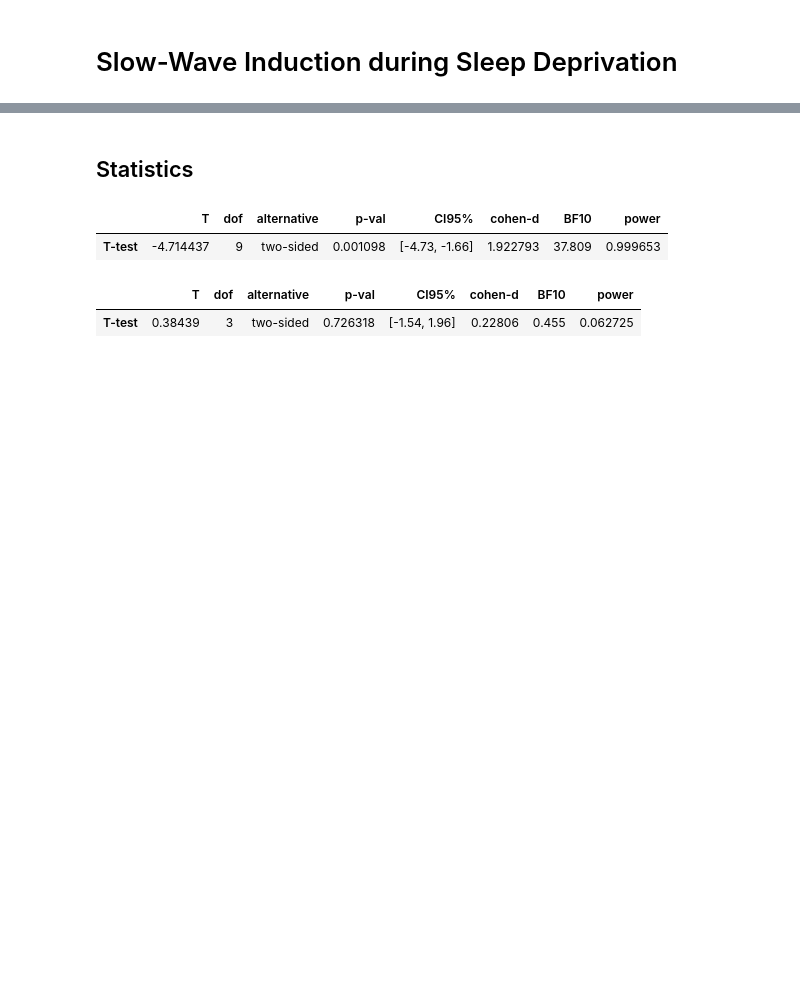
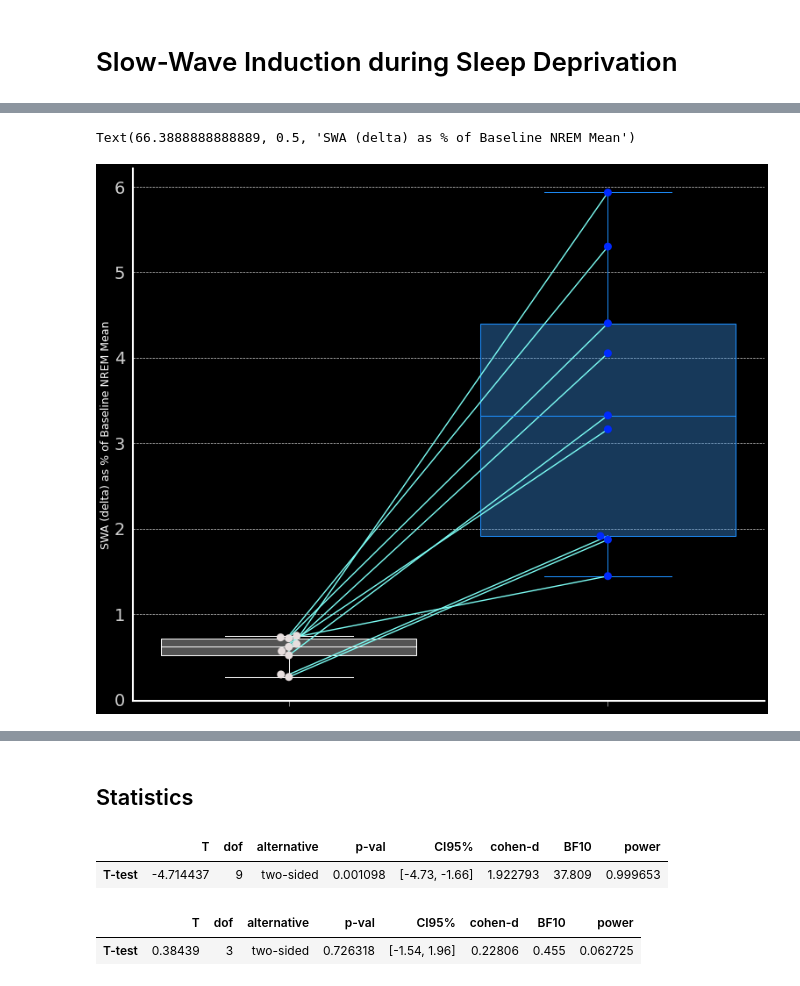
Before and after one commit to kortdriessen/acr, a Jupyter notebook: pub/swa_figs.ipynb, the cells around one changed output, grey strips where cells are left out. Saved outputs shown, nothing was run; the diff lists cells and outputs as text; code cells hidden in the pictures; blank space fills up the shorter version.

```diff
--- a/pub/swa_figs.ipynb
+++ b/pub/swa_figs.ipynb
@@ -112,0 +118,52 @@ Text(0.5, 0.98, 'SWA During Photoinhibition')
+# %%
+plt.style.use('fast')
+plt.style.use('/home/kdriessen/gh_master/kdephys/kdephys/plot/acr_plots_dark.mplstyle')
+sd_dex_means = sd_dex_means.loc[sd_dex_means['subject']!='ACR_14']
+f, ax = plt.subplots(figsize=(18, 15), sharey=True)
+
+sns.boxplot(
+            x='store',
+            y='Bandpower',
+            data=sd_dex_means.loc[sd_dex_means['store']=='NNXr'].exp_als('swi'),
+            order=['NNXr', 'NNXo'],
+            palette=['lightgray', 'dodgerblue'],
+            fliersize=0,
+            ax=ax,
+            medianprops={"color": "white", "linewidth": 1.5},
+            whiskerprops={"color": "white", "linewidth": 1.5},
+            capprops={"color": "white", "linewidth": 1.5},
+            boxprops={"edgecolor": "white", "linewidth": 1.5},
+            )
+
+sns.boxplot(
+            x='store',
+            y='Bandpower',
+            data=sd_dex_means.loc[sd_dex_means['store']=='NNXo'].exp_als('swi'),
+            order=['NNXr', 'NNXo'],
+            palette=['lightgray', 'dodgerblue'],
+            fliersize=0,
+            ax=ax,
+            medianprops={"color": "dodgerblue", "linewidth": 1.5},
+            whiskerprops={"color": "dodgerblue", "linewidth": 1.5},
+            capprops={"color": "dodgerblue", "linewidth": 1.5},
+            boxprops={"edgecolor": "dodgerblue", "linewidth": 1.5},
+            )
+
+for patch in ax.patches:
+    r, g, b, a = patch.get_facecolor()
+    patch.set_facecolor((r, g, b, .4))
+
+#sns.swarmplot(data=sd_dex_means.exp_als('swi'), x='store', y='Bandpower', order=['NNXr', 'NNXo'], palette=['black', 'blue'], marker='o', size=18, ax=ax)
+#sns.lineplot(data=sd_dex_means.exp_als('swi'), x='store', y='Bandpower', units='subject', estimator=None, color='teal', ax=ax, linewidth=3)
+
+sns.swarmplot(data=sd_dex_means.exp_als('swi'), x='store', y='Bandpower', order=['NNXr', 'NNXo'], palette=['#e7dede', '#002aff'], marker='o', size=13, ax=ax)
+sns.lineplot(data=sd_dex_means.exp_als('swi'), x='store', y='Bandpower', units='subject', estimator=None, color='#7efff6', ax=ax, linewidth=2)
+
+ax.set_xticklabels(['', ''])
+ax.set_xlabel('')
+ax.set_ylabel('')
+#ax.set_title('OFF-Induction', fontsize=24)
+ax.set_ylabel('SWA (delta) as % of Baseline NREM Mean')
+# %% [output]
+Text(66.3888888888889, 0.5, 'SWA (delta) as % of Baseline NREM Mean')
+[figure, added]
```
Also changed, not shown: parts of 21 cells of this notebook, 5 other files.
